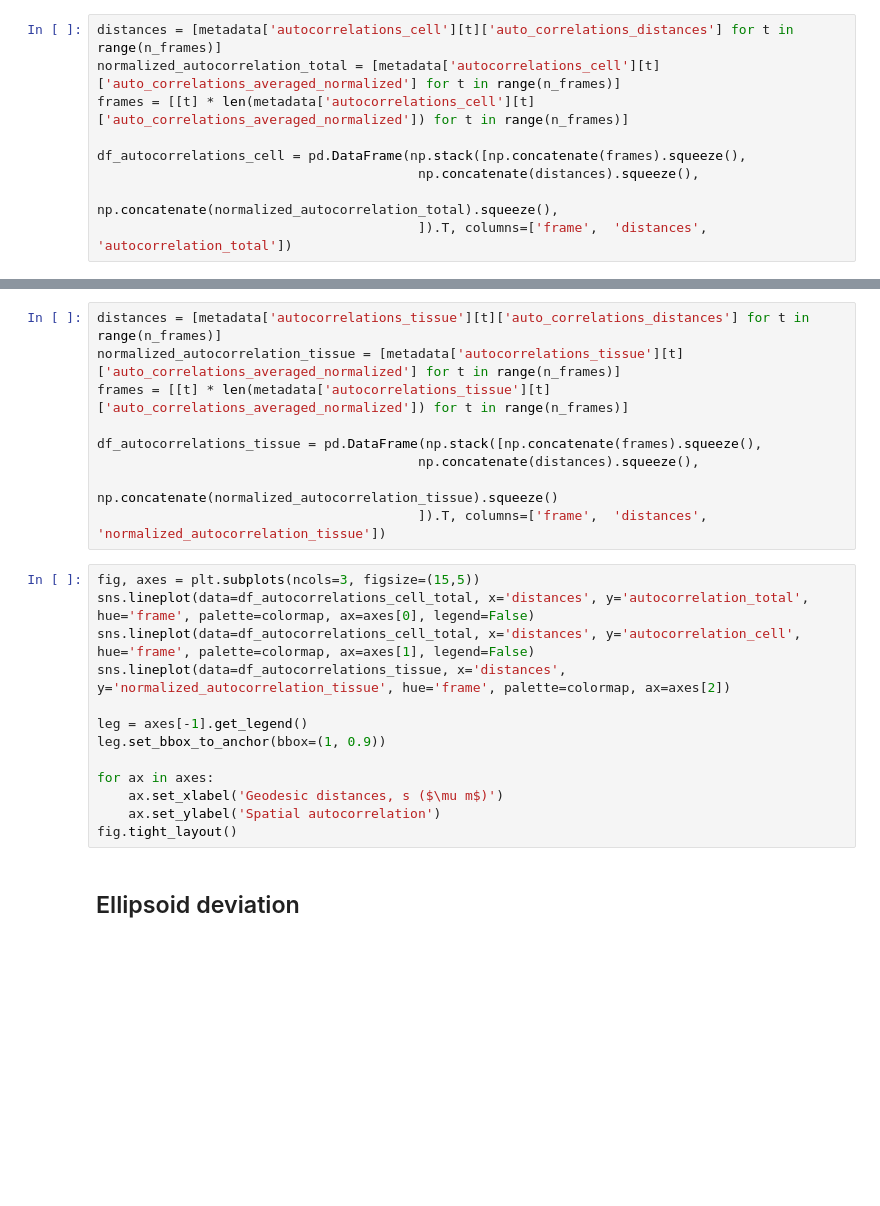
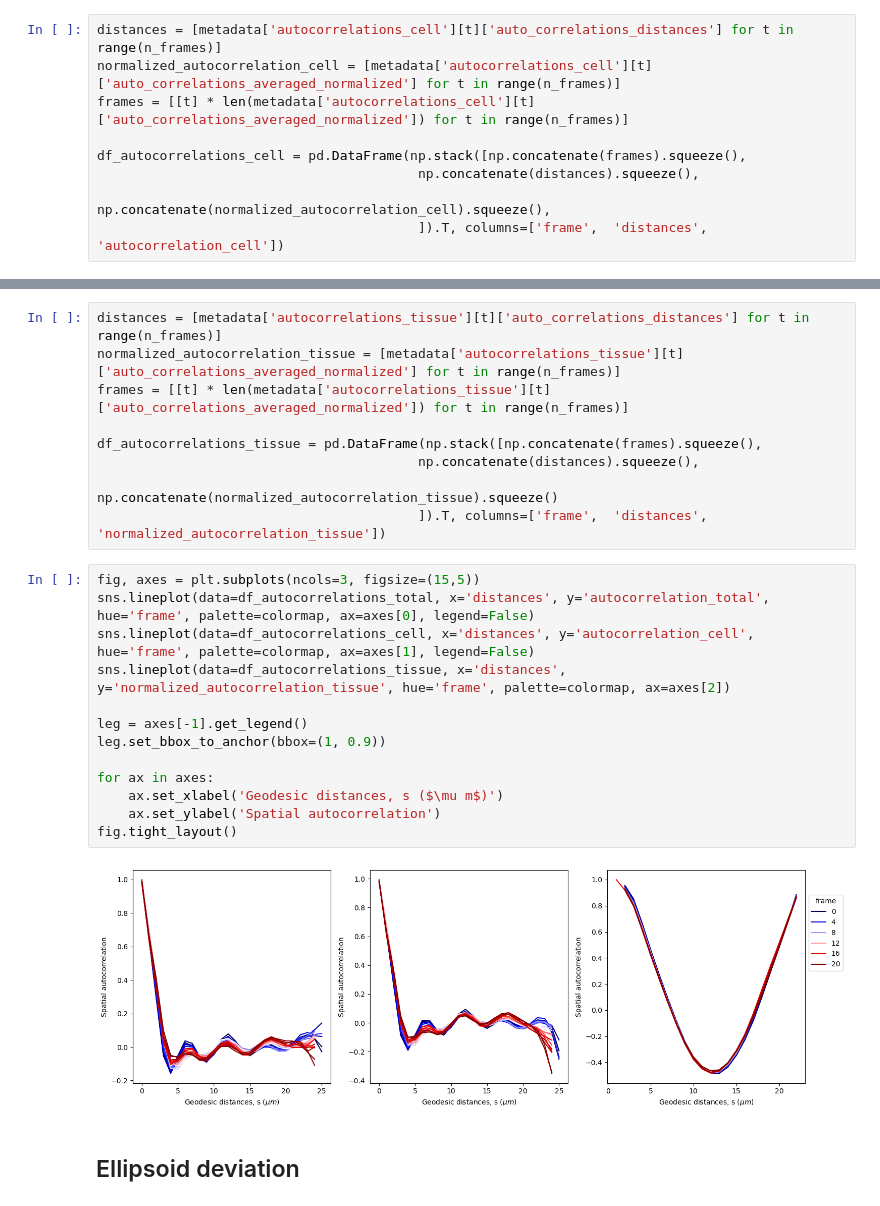
Before and after one commit to campaslab/napari-stress, a Jupyter notebook: docs/02_toolboxes/03_analyze_everything/demo_analyze_everything.ipynb, the cells around one changed output, grey strips where cells are left out. Cells and saved outputs as stored; diff of their text form; blank space fills up the shorter version.

```diff
--- a/docs/02_toolboxes/03_analyze_everything/demo_analyze_everything.ipynb
+++ b/docs/02_toolboxes/03_analyze_everything/demo_analyze_everything.ipynb
@@ -373,10 +344,10 @@ df_autocorrelations_total = pd.DataFrame(np.stack([np.concatenate(frames).squeez
                                          ]).T, columns=['frame',  'distances', 'autocorrelation_total'])
 # %%
 distances = [metadata['autocorrelations_cell'][t]['auto_correlations_distances'] for t in range(n_frames)]
-normalized_autocorrelation_total = [metadata['autocorrelations_cell'][t]['auto_correlations_averaged_normalized'] for t in range(n_frames)]
+normalized_autocorrelation_cell = [metadata['autocorrelations_cell'][t]['auto_correlations_averaged_normalized'] for t in range(n_frames)]
 frames = [[t] * len(metadata['autocorrelations_cell'][t]['auto_correlations_averaged_normalized']) for t in range(n_frames)]
 
 df_autocorrelations_cell = pd.DataFrame(np.stack([np.concatenate(frames).squeeze(),
                                          np.concatenate(distances).squeeze(),
-                                         np.concatenate(normalized_autocorrelation_total).squeeze(),
-                                         ]).T, columns=['frame',  'distances', 'autocorrelation_total'])
+                                         np.concatenate(normalized_autocorrelation_cell).squeeze(),
+                                         ]).T, columns=['frame',  'distances', 'autocorrelation_cell'])
@@ -393,17 +362,19 @@ df_autocorrelations_tissue = pd.DataFrame(np.stack([np.concatenate(frames).squee
                                          ]).T, columns=['frame',  'distances', 'normalized_autocorrelation_tissue'])
 # %%
 fig, axes = plt.subplots(ncols=3, figsize=(15,5))
-sns.lineplot(data=df_autocorrelations_cell_total, x='distances', y='autocorrelation_total', hue='frame', palette=colormap, ax=axes[0], legend=False)
-sns.lineplot(data=df_autocorrelations_cell_total, x='distances', y='autocorrelation_cell', hue='frame', palette=colormap, ax=axes[1], legend=False)
+sns.lineplot(data=df_autocorrelations_total, x='distances', y='autocorrelation_total', hue='frame', palette=colormap, ax=axes[0], legend=False)
+sns.lineplot(data=df_autocorrelations_cell, x='distances', y='autocorrelation_cell', hue='frame', palette=colormap, ax=axes[1], legend=False)
 sns.lineplot(data=df_autocorrelations_tissue, x='distances', y='normalized_autocorrelation_tissue', hue='frame', palette=colormap, ax=axes[2])
 
 leg = axes[-1].get_legend()
 leg.set_bbox_to_anchor(bbox=(1, 0.9))
 
 for ax in axes:
     ax.set_xlabel('Geodesic distances, s ($\mu m$)')
     ax.set_ylabel('Spatial autocorrelation')
 fig.tight_layout()
+# %% [output]
+[figure, added]
 # %% [markdown]
 ## Ellipsoid deviation
 # %%
```
Also changed, not shown: parts of 15 cells of this notebook.
